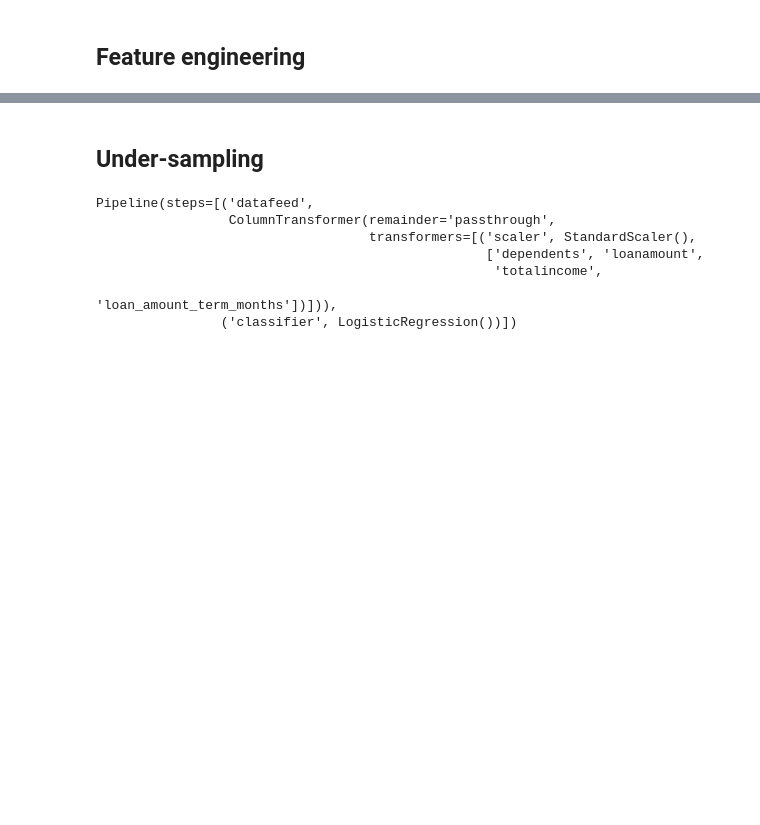
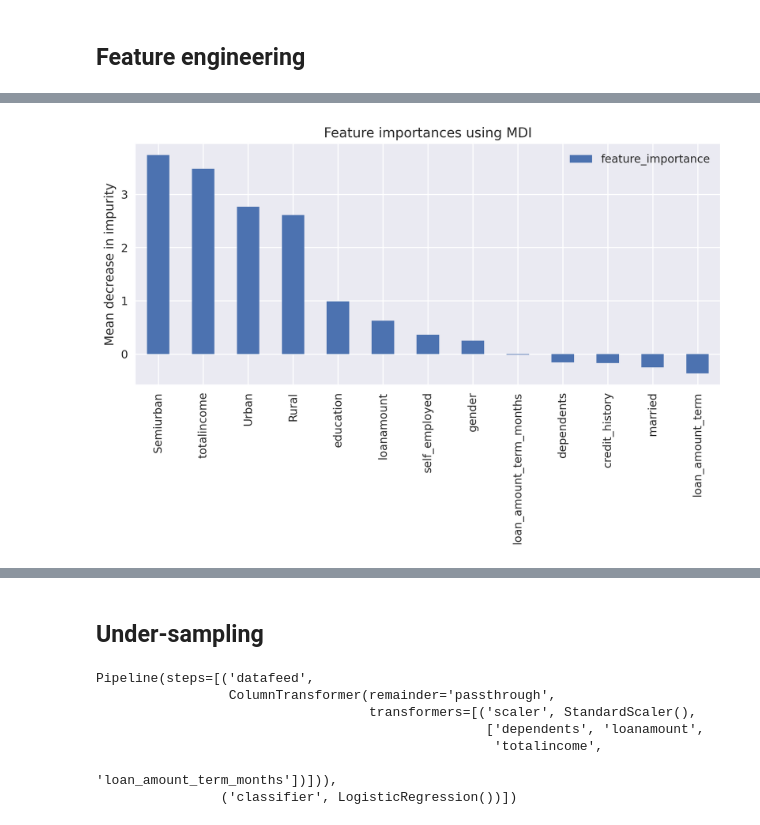
Before and after one commit to adilsmh/bank_loan_eligibility, a Jupyter notebook: notebooks/notebook_bank.ipynb, the cells around one changed output, grey strips where cells are left out. Cells and saved outputs as stored; diff of their text form; code cells hidden in the pictures; blank space fills up the shorter version.

```diff
--- a/notebooks/notebook_bank.ipynb
+++ b/notebooks/notebook_bank.ipynb
@@ -866,7 +907,7 @@ column_transformer2 = ColumnTransformer([
 logistic_pipeline2 = Pipeline([
     ("datafeed", column_transformer2),              # grabs finalized datasets
     # ("selector", SelectKBest(f_classif, k="all")), # variable selection procedure
-    ("classifier", LogisticRegression())
+    ("classifier", LogisticRegression(C= 2.856731708885844, fit_intercept= True, max_iter= 447, penalty= "l2", solver= "liblinear", tol= 1.068168586173638e-05, warm_start= True))
 ])
 # %%
 logistic_pipeline2.fit(X_train_sm, y_train_sm)
@@ -905,0 +950,13 @@ make_confusion_matrix(cf_matrix2,
+# %%
+f_impt= pd.DataFrame(np.reshape(logistic_pipeline2[-1].coef_, (-1, 1)), index=X.columns)
+f_impt = f_impt.sort_values(by=0, ascending=False)
+f_impt.columns = ["feature_importance"]
+
+fig, ax = plt.subplots()
+
+f_impt.plot.bar(ax=ax)
+ax.set_title("Feature importances using MDI")
+ax.set_ylabel("Mean decrease in impurity")
+fig.tight_layout()
+# %% [output]
+[figure, added]
```
Also changed, not shown: parts of 25 cells of this notebook, 1 other file.
